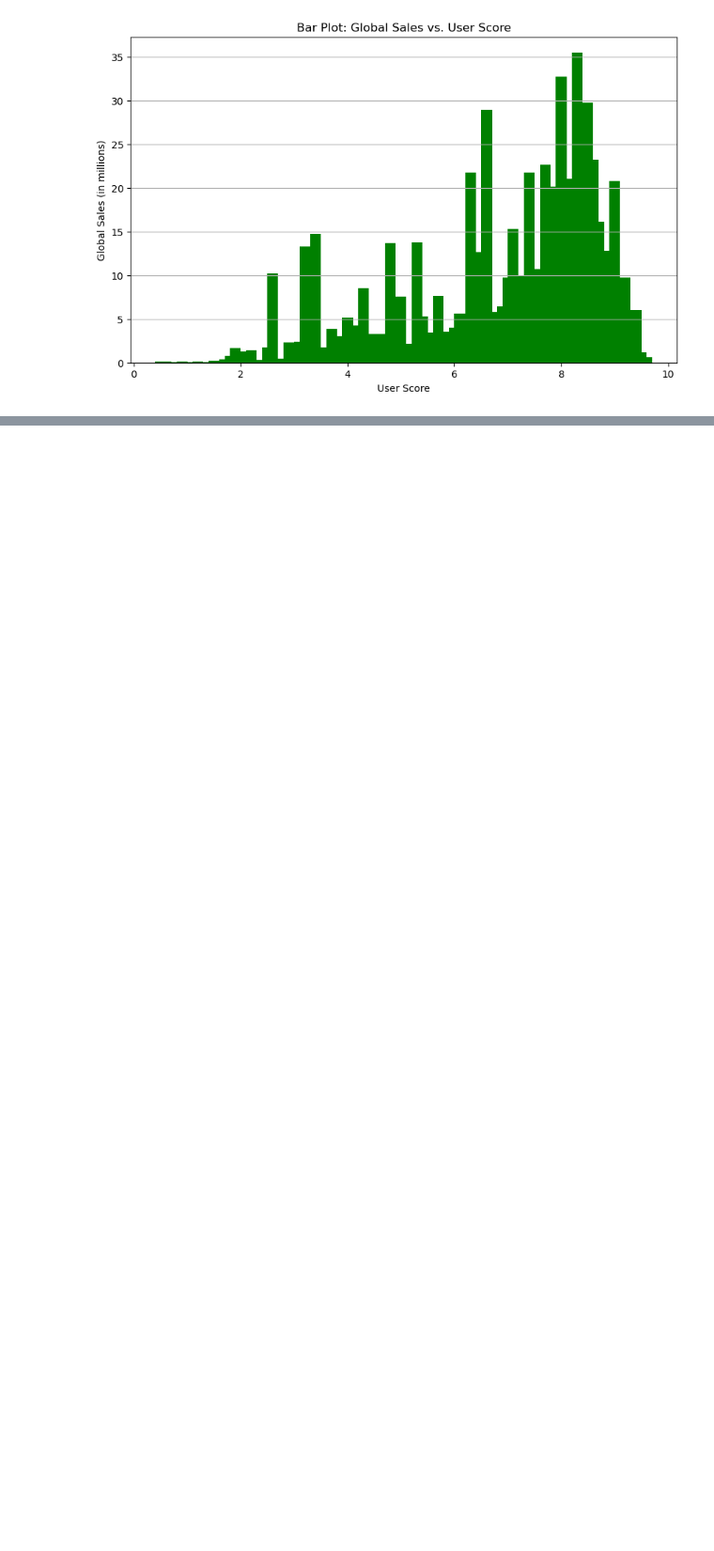
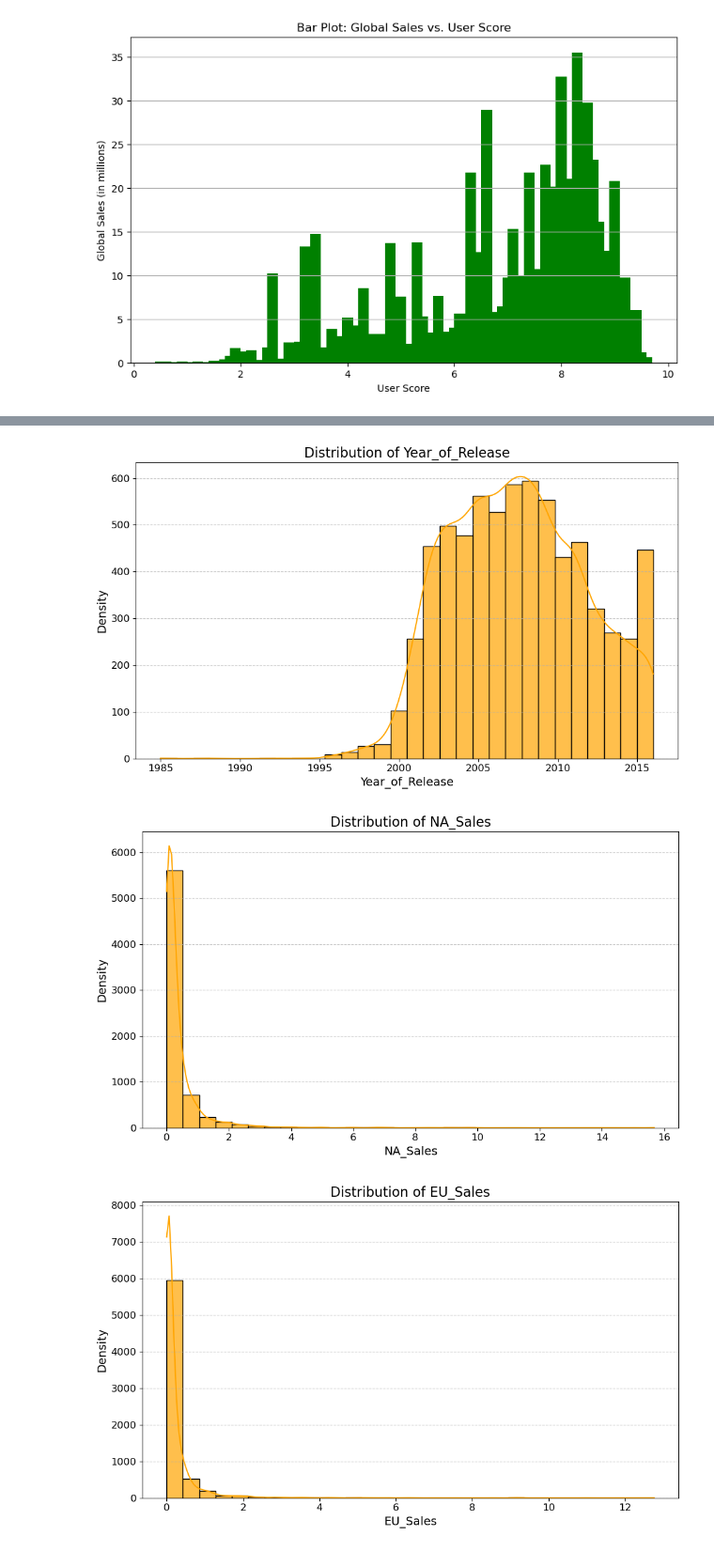
Before and after one commit to SahirHameed/Video-Game-Sales-Prediction, a Jupyter notebook: Video_Game_Sales_Prediction.ipynb, the cells around one changed output, grey strips where cells are left out. Shown at 94% size. Cells and saved outputs as stored; diff of their text form; code cells hidden in the pictures; blank space fills up the shorter version.

```diff
--- a/Video_Game_Sales_Prediction.ipynb
+++ b/Video_Game_Sales_Prediction.ipynb
@@ -262,0 +339,10 @@ plt.show()
+# %%
+# List of numerical columns
+numerical_columns = [
+    'Year_of_Release', 'NA_Sales', 'EU_Sales', 'JP_Sales',
+    'Other_Sales', 'Critic_Score', 'Critic_Count',
+    'User_Score', 'User_Count'
+]
+# Descriptive statistics for numerical columns
+print("\nSummary statistics for numerical columns:")
+print(df[numerical_columns].describe())
@@ -262,0 +370,17 @@ plt.show()
+# %%
+# Visualize distributions of numerical columns using histplot
+for col in numerical_columns:
+    plt.figure(figsize=(10, 6))
+    sns.histplot(df[col], kde=True, bins=30, color='orange', alpha=0.7)
+    plt.title(f"Distribution of {col}", fontsize=16)
+    plt.xlabel(col, fontsize=14)
+    plt.ylabel("Density", fontsize=14)
+    plt.xticks(fontsize=12)
+    plt.yticks(fontsize=12)
+    plt.grid(axis='y', linestyle='--', alpha=0.7)
+    plt.tight_layout()
+    plt.show()
+# %% [output]
+[figure, added]
+[figure, added]
+[figure, added]
```
Also changed, not shown: parts of 25 cells of this notebook.
